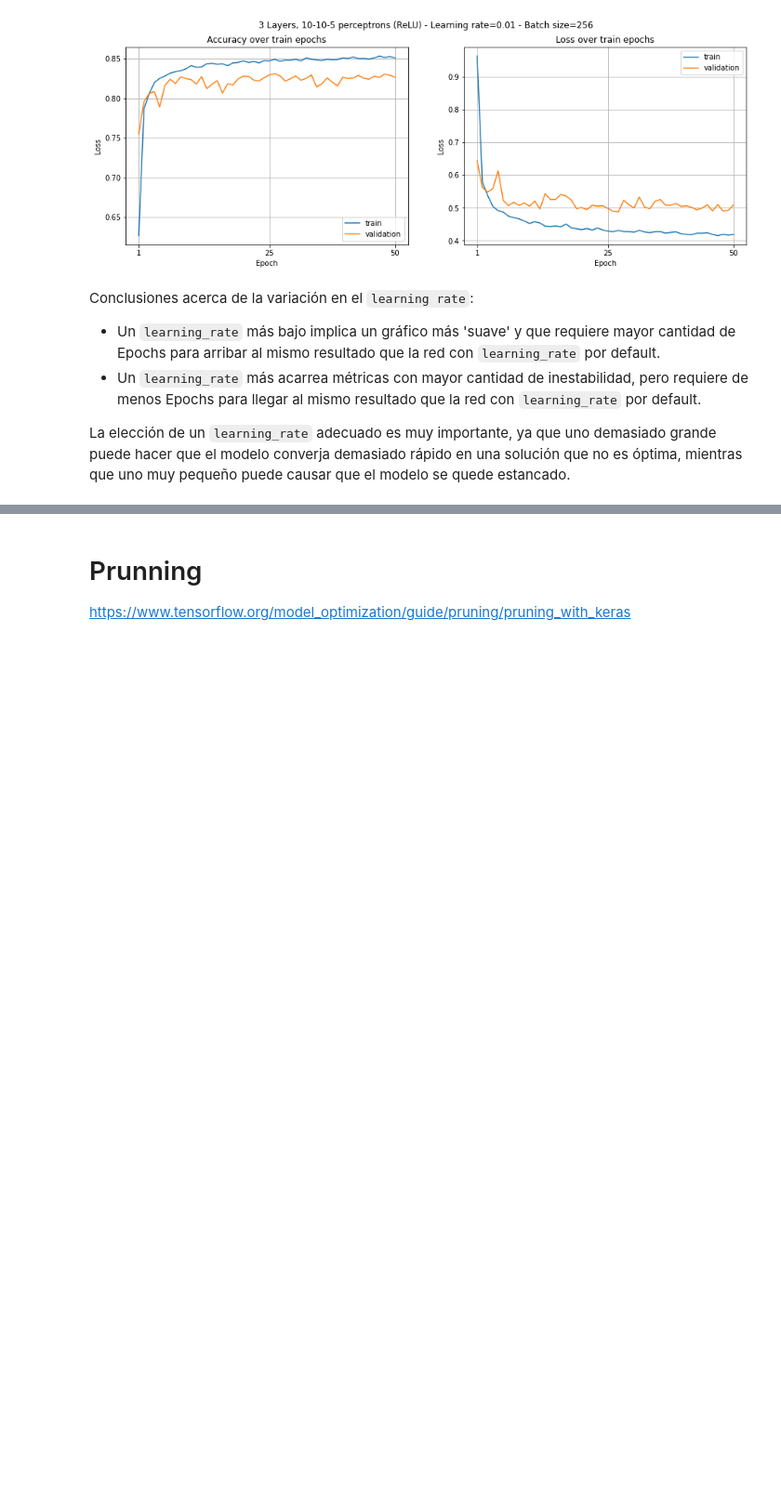
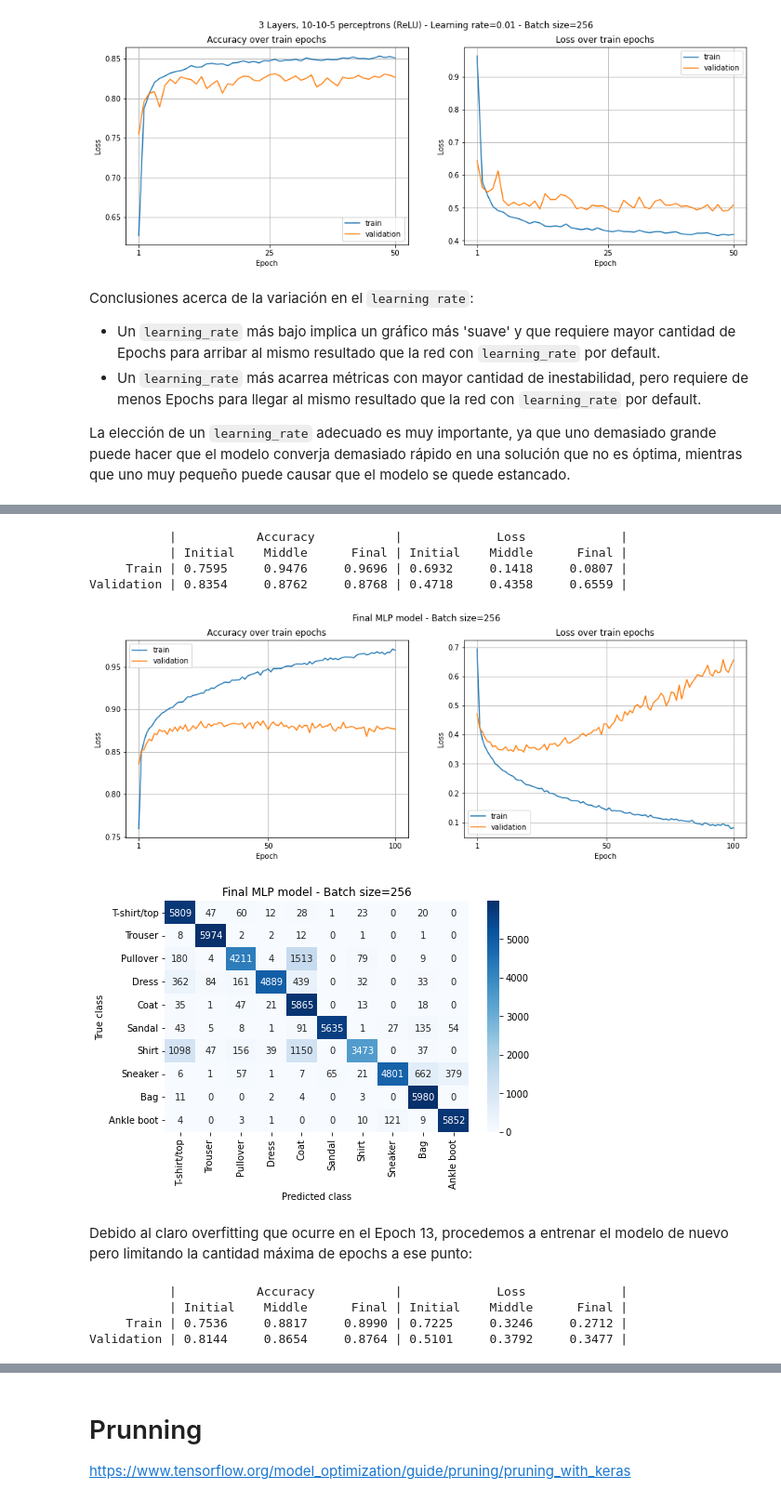
Before and after one commit to Ganymede23/UCSE-TP-ML-2022, a Jupyter notebook: tp3_fashion_mnist.ipynb, the cells around one changed output, grey strips where cells are left out. Shown at 93% size. Cells and saved outputs as stored; diff of their text form; code cells hidden in the pictures; blank space fills up the shorter version.

```diff
--- a/tp3_fashion_mnist.ipynb
+++ b/tp3_fashion_mnist.ipynb
@@ -221,7 +221,7 @@ VERBOSE = 0
 import matplotlib.ticker as ticker
 
 # Fit model
-def fit_model(model, x=X_train, y=Y_train, epochs=EPOCHS, batch_size=BATCH_SIZE, plot_model=True, verbose=VERBOSE, compare=False):
+def fit_model(model, x=X_train, y=Y_train, epochs=EPOCHS, batch_size=BATCH_SIZE, verbose=VERBOSE, compare=True):
     history = model.fit(
         x,
         y,
@@ -394,7 +394,7 @@ def plot_cm(model_1, model_2=None, model_3=None, dataset=train, title='', subtit
     if model_2 is None and model_3 is None:
         predictions = np.argmax(model_1.predict(X_train), axis=-1)
 
-        print(' - Accuracy:', accuracy_score(labels, predictions))
+        #print(' - Accuracy:', accuracy_score(labels, predictions))
 
         fig, ax = plt.subplots(figsize=(7,5))
         ax = sns.heatmap(confusion_matrix(labels, predictions), cmap='Blues', annot=True, fmt='.0f', cbar=True, xticklabels=LABELS_TEXT, yticklabels=LABELS_TEXT)
@@ -1498,0 +1650,17 @@ La elección de un `learning_rate` adecuado es muy importante, ya que uno demasi
+# %%
+mlp_final = Sequential([
+    Flatten(input_shape=(28,28,1)),
+    Dense(50, activation='relu'),
+    Dense(50, activation='relu'),
+    Dense(50, activation='relu'),
+    Dense(50, activation='relu'),
+    Dense(len(LABELS), activation='softmax'),
+])
+
+mlp_final.compile(
+    optimizer='adam',
+    loss='sparse_categorical_crossentropy',
+    metrics=['accuracy',],
+)
+
+mlp_final.summary()
@@ -1498,0 +1685,24 @@ La elección de un `learning_rate` adecuado es muy importante, ya que uno demasi
+# %%
+mlp_final_fit = fit_model(mlp_final, batch_size=256, epochs=100, compare=True)
+# %% [output]
+           |           Accuracy           |             Loss             |
+           | Initial    Middle      Final | Initial    Middle      Final |
+     Train | 0.7595     0.9476     0.9696 | 0.6932     0.1418     0.0807 |
+Validation | 0.8354     0.8762     0.8768 | 0.4718     0.4358     0.6559 |
+# %%
+plot_model(mlp_final_fit, epochs=100, loss=True,
+    title="Final MLP model - Batch size=256", subtitle_1='Accuracy over train epochs', subtitle_2='Loss over train epochs')
+
+plot_cm(mlp_final, title="Final MLP model - Batch size=256")
+# %% [output]
+[figure, added]
+[figure, added]
+# %% [markdown]
+Debido al claro overfitting que ocurre en el Epoch 13, procedemos a entrenar el modelo de nuevo pero limitando la cantidad máxima de epochs a ese punto:
+# %%
+mlp_final_fit_e13 = fit_model(mlp_final, batch_size=256, epochs=13, compare=True)
+# %% [output]
+           |           Accuracy           |             Loss             |
+           | Initial    Middle      Final | Initial    Middle      Final |
+     Train | 0.7536     0.8817     0.8990 | 0.7225     0.3246     0.2712 |
+Validation | 0.8144     0.8654     0.8764 | 0.5101     0.3792     0.3477 |
```
Also changed, not shown: parts of 132 cells of this notebook.
